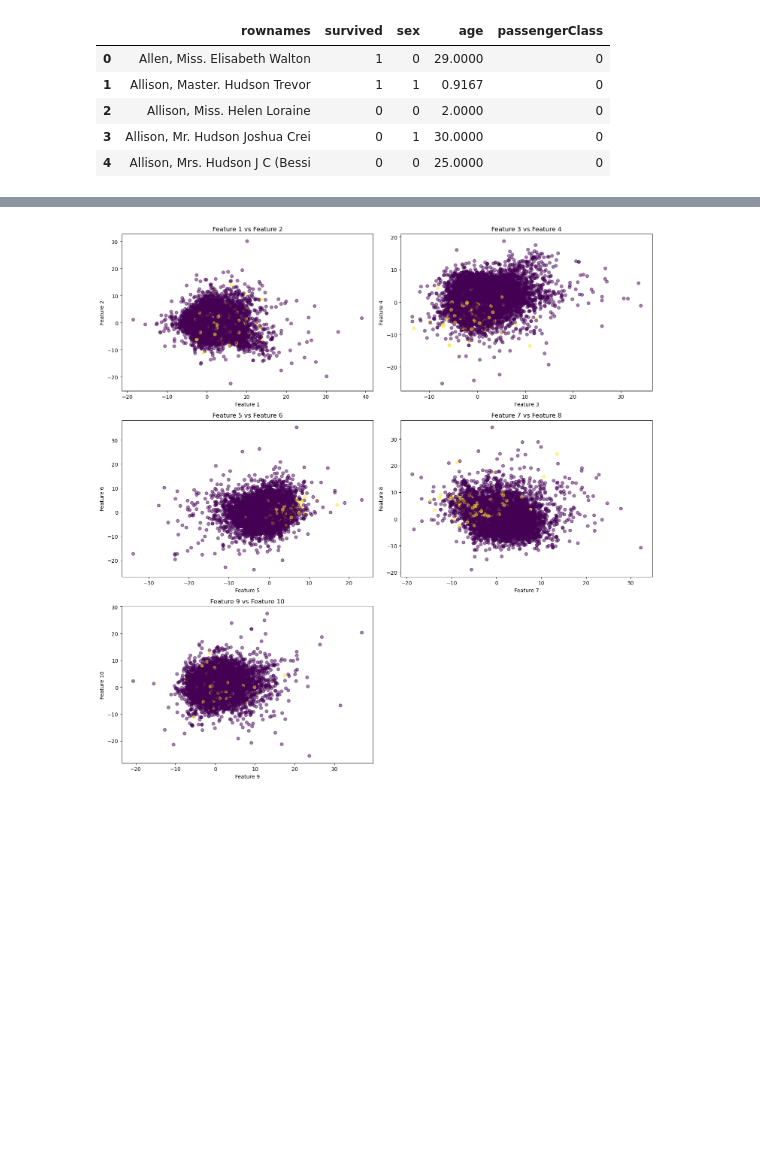
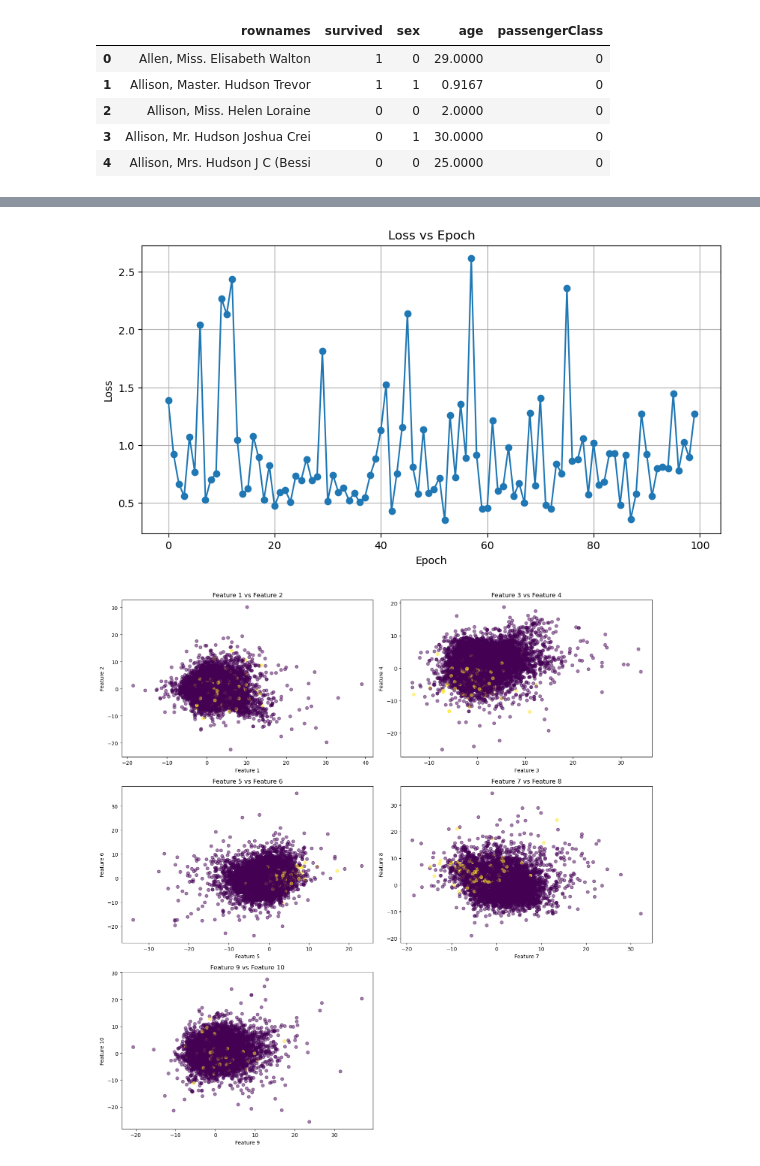
Before and after one commit to giomhern/machine-learning-spring-2024, a Jupyter notebook: week8/homework6.ipynb, the cells around one changed output, grey strips where cells are left out. Cells and saved outputs as stored; diff of their text form; code cells hidden in the pictures; blank space fills up the shorter version.

```diff
--- a/week8/homework6.ipynb
+++ b/week8/homework6.ipynb
@@ -182,12 +310,13 @@ recipes = pd.read_csv('/Users/giovannimaya/Downloads/epi_r-1 (1).csv')
 target = recipes['cake']
 feats = recipes.drop(columns=['cake'])
 numeric_cols = feats.select_dtypes(include=['number']).columns
-medians = feats[numeric_cols].median()
+means = feats[numeric_cols].mean()
 titles = feats['title']
-feats = feats[numeric_cols].fillna(medians)
+feats = feats[numeric_cols].fillna(means)
+feats[numeric_cols] = feats[numeric_cols].apply(lambda x: (x - x.mean()) / x.std())
 scaler = StandardScaler()
 numeric_data_scaled = scaler.fit_transform(feats)
-tensor_data = torch.tensor(numeric_data_scaled, dtype=torch.float)
-target_data = torch.tensor(target.values, dtype=torch.float)
+tensor_data = torch.tensor(numeric_data_scaled, dtype=torch.float32)
+target_data = torch.tensor(target.values, dtype=torch.float32)
 tensor_data, target_data
 # %% [output]
@@ -274,3 +396,13 @@ Epoch [100/100], Loss: 1.2262
+# %%
+plt.figure(figsize=(10, 5))
+plt.plot(range(num_epochs), loss_history, marker='o')
+plt.title('Loss vs Epoch')
+plt.xlabel('Epoch')
+plt.ylabel('Loss')
+plt.grid(True)
+plt.show()
+# %% [output]
+[figure, added]
 # %%
 encoded_samples = []
 labels = []
```
Also changed, not shown: parts of 13 cells of this notebook, 9 other files.
